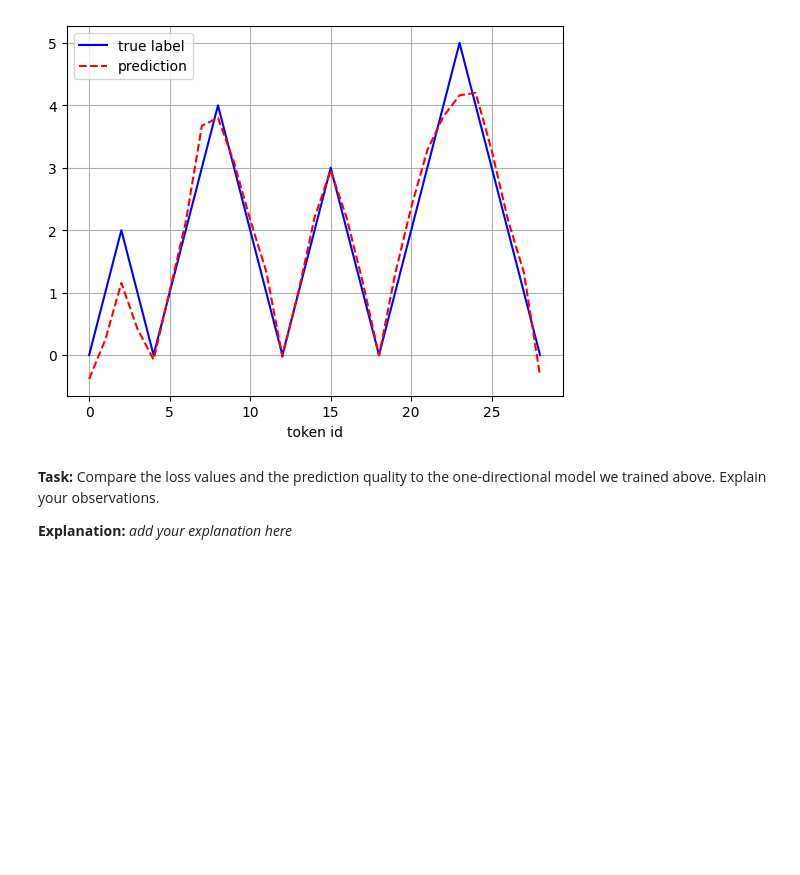
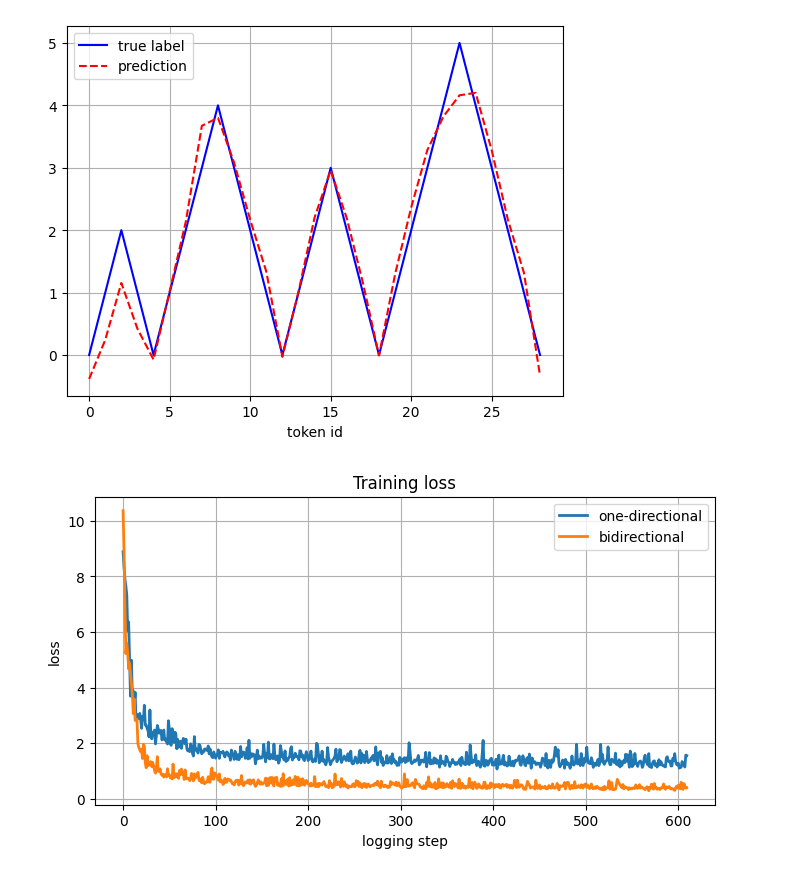
Before and after one commit to jithendra1798/ML-CS-GY-6923-B, a Jupyter notebook: 09_ml_cs_gy_6923_b_lab_06_rnns.ipynb, the cells around one changed output. Saved outputs shown, nothing was run; the diff lists cells and outputs as text; code cells hidden in the pictures; blank space fills up the shorter version.

Commit message:
comparison done

```diff
--- a/09_ml_cs_gy_6923_b_lab_06_rnns.ipynb
+++ b/09_ml_cs_gy_6923_b_lab_06_rnns.ipynb
@@ -846,13 +846,13 @@ block_size = 256
 total_steps = total_tokens // (batch_size * block_size)
 print(f"Total steps: {total_steps:,}")
 
-model = CharRegressionBiRNN(vocab_size, embed_dim, hidden_dim, num_layers).to(device)
+model_bi = CharRegressionBiRNN(vocab_size, embed_dim, hidden_dim, num_layers).to(device)
 criterion = nn.MSELoss()
-optimizer = torch.optim.Adam(model.parameters(), lr=1.e-3)
-model.train()
+optimizer = torch.optim.Adam(model_bi.parameters(), lr=1.e-3)
+model_bi.train()
 
-losses = []
-tokens_done_lst = []
+losses_bi = []
+tokens_done_lst_bi = []
 tokens_done = 0
 
 pbar = tqdm.tqdm(range(total_steps))
@@ -860,7 +860,7 @@ for step in pbar:
   # Get batch
   x, y = get_batch('train', batch_size, block_size, device=device)
   optimizer.zero_grad()
-  predictions, _ = model(x)
+  predictions, _ = model_bi(x)
   predictions = predictions.reshape(-1)
   y = y.reshape(-1).float()
 
@@ -868,14 +868,14 @@ for step in pbar:
   loss = criterion(predictions, y)
   loss.backward()
 
-  losses.append(loss.item())
+  losses_bi.append(loss.item())
   tokens_done += x.numel()
-  tokens_done_lst.append(tokens_done)
+  tokens_done_lst_bi.append(tokens_done)
 
   pbar.set_description(f"Loss: {loss.item():.4f}\tTokens: {tokens_done}\tProgress")
 
   # Gradient clipping (helpful for RNNs)
-  torch.nn.utils.clip_grad_norm_(model.parameters(), max_norm=1.0)
+  torch.nn.utils.clip_grad_norm_(model_bi.parameters(), max_norm=1.0)
 
   optimizer.step()
 # %% [output]
@@ -907,7 +907,21 @@ plt.xlabel("token id")
 ['-0.4', '0.2', '1.2', '0.4', '-0.1', '1.0', '2.1', '3.7', '3.8', '3.1', '2.2', '1.3', '-0.0', '1.0', '2.2', '3.0', '2.2', '1.2', '-0.0', '1.3', '2.4', '3.3', '3.8', '4.2', '4.2', '3.3', '2.2', '1.3', ...
 Text(0.5, 0, 'token id')
 [figure]
-# %% [markdown]
-**Task:** Compare the loss values and the prediction quality to the one-directional model we trained above. Explain your observations.
-
-**Explanation:** _add your explanation here_
+# %%
+import matplotlib.pyplot as plt
+
+L1 = losses.copy()
+L2 = losses_bi.copy()
+
+# plot losses
+plt.figure(figsize=(8,4))
+plt.plot(L1, label='one-directional', linewidth=2)
+plt.plot(L2, label='bidirectional', linewidth=2)
+plt.xlabel('logging step')
+plt.ylabel('loss')
+plt.title('Training loss')
+plt.legend()
+plt.grid(True)
+plt.show()
+# %% [output]
+[figure, added]
```
Also changed, not shown: parts of 3 cells of this notebook.
